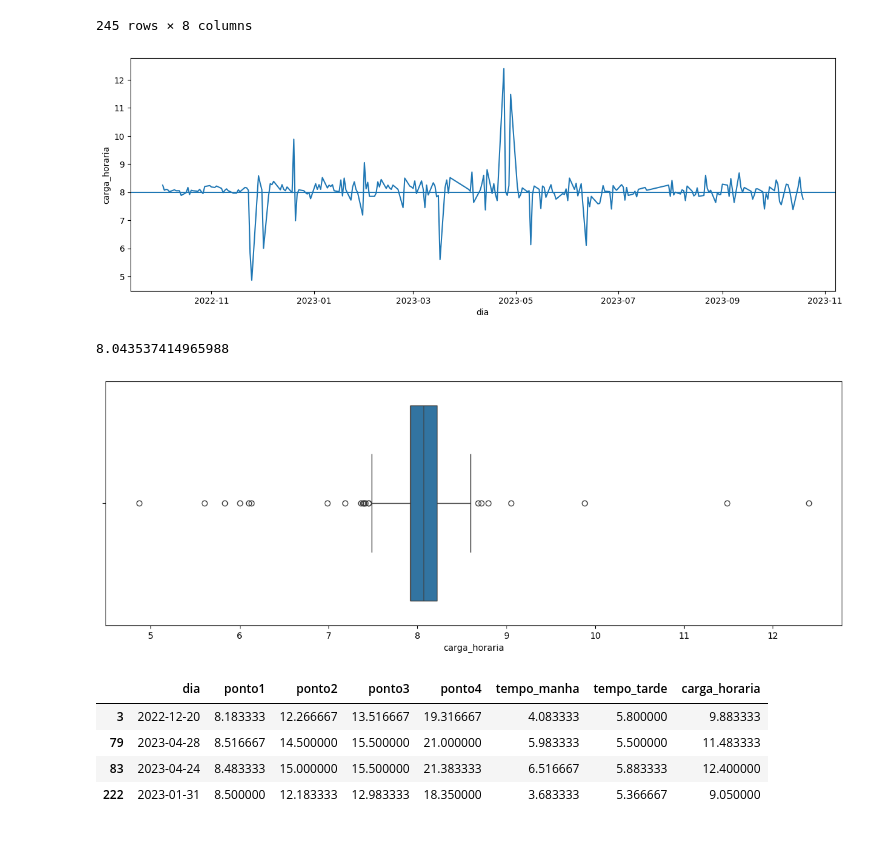
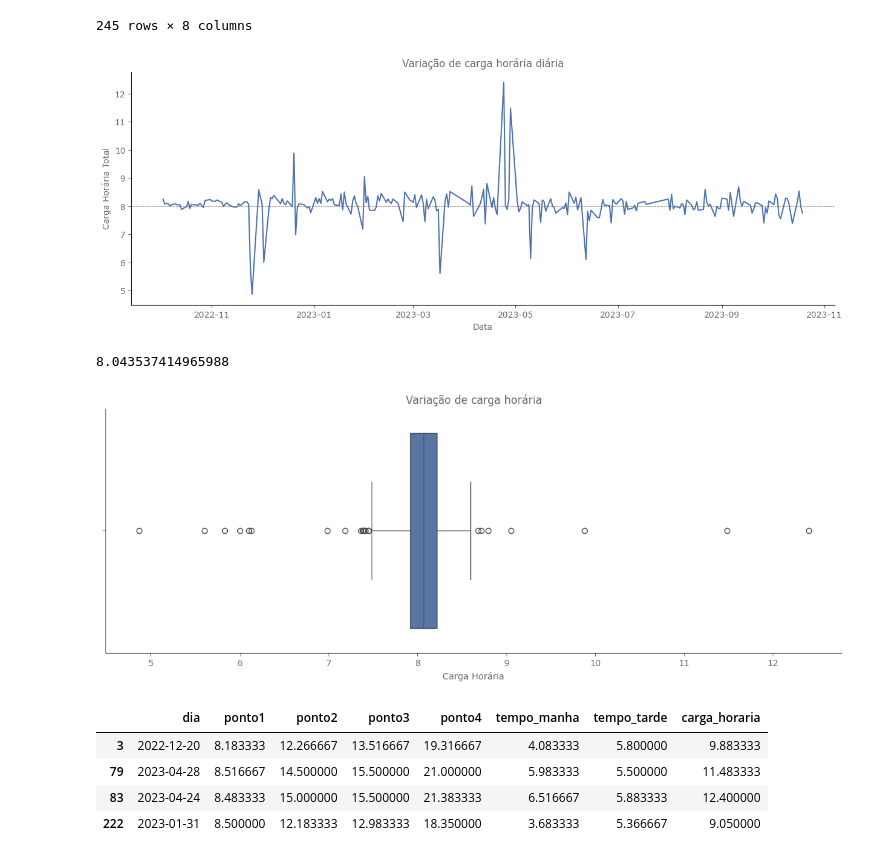
Before and after one commit to evaristocosta/jornadaDeTrabalho, a Jupyter notebook: analise-horas.ipynb, the cells around one changed output. Cells and saved outputs as stored; diff of their text form; code cells hidden in the pictures.

```diff
--- a/analise-horas.ipynb
+++ b/analise-horas.ipynb
@@ -107,12 +107,14 @@ datahora_limpo.loc['22/03/2023']
 7     None
 Name: 22/03/2023, dtype: object
 # %%
-datahora_limpo = datahora_limpo.reset_index().rename(columns={"index": "dia", 0:"ponto1", 1:"ponto2", 2:"ponto3", 3:"ponto4"})
+datahora_limpo = datahora_limpo.reset_index().rename(
+    columns={"index": "dia", 0: "ponto1", 1: "ponto2", 2: "ponto3", 3: "ponto4"}
+)
 datahora_limpo["dia"] = pd.to_datetime(datahora_limpo["dia"], format="%d/%m/%Y")
-datahora_limpo["ponto1"] = pd.to_timedelta(datahora_limpo["ponto1"]+":00")
-datahora_limpo["ponto2"] = pd.to_timedelta(datahora_limpo["ponto2"]+":00")
-datahora_limpo["ponto3"] = pd.to_timedelta(datahora_limpo["ponto3"]+":00")
-datahora_limpo["ponto4"] = pd.to_timedelta(datahora_limpo["ponto4"]+":00")
+datahora_limpo["ponto1"] = pd.to_timedelta(datahora_limpo["ponto1"] + ":00")
+datahora_limpo["ponto2"] = pd.to_timedelta(datahora_limpo["ponto2"] + ":00")
+datahora_limpo["ponto3"] = pd.to_timedelta(datahora_limpo["ponto3"] + ":00")
+datahora_limpo["ponto4"] = pd.to_timedelta(datahora_limpo["ponto4"] + ":00")
 datahora_limpo
 # %% [output]
 |  | dia | ponto1 | ponto2 | ponto3 | ponto4 | 4 | 5 | 6 | 7 |
@@ -144,8 +146,12 @@ datahora_limpo["ponto2"] - datahora_limpo["ponto1"]
 248   0 days 03:44:00
 Length: 249, dtype: timedelta64[ns]
 # %%
-caso_especifico = datahora_limpo[(~datahora_limpo[4].isna()) & (datahora_limpo[6].isna())].copy()
-datahora_limpo = datahora_limpo.drop(index=datahora_limpo[(~datahora_limpo[4].isna()) & (datahora_limpo[6].isna())].index)
+caso_especifico = datahora_limpo[
+    (~datahora_limpo[4].isna()) & (datahora_limpo[6].isna())
+].copy()
+datahora_limpo = datahora_limpo.drop(
+    index=datahora_limpo[(~datahora_limpo[4].isna()) & (datahora_limpo[6].isna())].index
+)
 datahora_limpo
 # %% [output]
 |  | dia | ponto1 | ponto2 | ponto3 | ponto4 | 4 | 5 | 6 | 7 |
@@ -178,7 +184,9 @@ caso_especifico
 | 50 | 2023-06-12 | 0 days 08:36:00 | 0 days 12:20:00 | 0 days 13:55:00 | 0 days 15:14:00 | 0 days 17:23:00 | 0 days 18:26:00 | None | None | 0 days 02:09:00 | 0 days 16:17:00 |
 | 162 | 2023-03-08 | 0 days 08:33:00 | 0 days 12:00:00 | 0 days 13:30:00 | 0 days 16:19:00 | 0 days 17:35:00 | 0 days 18:46:00 | None | None | 0 days 01:16:00 | 0 days 17:30:00 |
 # %%
-caso_especifico = caso_especifico.drop(columns=["ponto4", "diferenca"]).rename(columns={"_ponto4": "ponto4"})
+caso_especifico = caso_especifico.drop(columns=["ponto4", "diferenca"]).rename(
+    columns={"_ponto4": "ponto4"}
+)
 caso_especifico
 # %% [output]
 |  | dia | ponto1 | ponto2 | ponto3 | 4 | 5 | 6 | 7 | ponto4 |
@@ -317,7 +344,9 @@ plt.show()
 # %%
 datahora_report["tempo_manha"] = datahora_report["ponto2"] - datahora_report["ponto1"]
 datahora_report["tempo_tarde"] = datahora_report["ponto4"] - datahora_report["ponto3"]
-datahora_report["carga_horaria"] = datahora_report["tempo_manha"] + datahora_report["tempo_tarde"]
+datahora_report["carga_horaria"] = (
+    datahora_report["tempo_manha"] + datahora_report["tempo_tarde"]
+)
 datahora_report
 # %% [output]
 |  | dia | ponto1 | ponto2 | ponto3 | ponto4 | tempo_manha | tempo_tarde | carga_horaria |
@@ -334,22 +363,34 @@ datahora_report
 | 162 | 2023-03-08 | 8.550000 | 12.000000 | 13.500000 | 17.500000 | 3.450000 | 4.000000 | 7.450000 |
 245 rows × 8 columns
 # %%
-plt.figure(figsize=(15,5))
+plt.figure(figsize=(15, 5))
 sns.lineplot(datahora_report, x="dia", y="carga_horaria")
-plt.axhline(y=8)
+plt.axhline(y=8, color="dimgrey", linewidth=0.5, linestyle="--")
+
+plt.xlabel("Data")
+plt.ylabel("Carga Horária Total (h)")
+plt.title("Variação de carga horária diária")
+
+sns.despine()
 plt.show()
 # %% [output]
-[figure, old version]
+[figure, new version]
 # %%
 datahora_report["carga_horaria"].mean()
 # %% [output]
 8.043537414965988
 # %%
-plt.figure(figsize=(15,5))
+plt.figure(figsize=(15, 5))
 sns.boxplot(datahora_report, x="carga_horaria")
+
+plt.xlabel("Carga Horária (h)")
+# plt.ylabel("Carga Horária Total")
+plt.title("Variação de carga horária")
+
+sns.despine()
 plt.show()
 # %% [output]
-[figure, old version]
+[figure, new version]
 # %%
 datahora_report.query("carga_horaria > 9")
 # %% [output]
```
Also changed, not shown: parts of 12 cells of this notebook, 1 other file.
